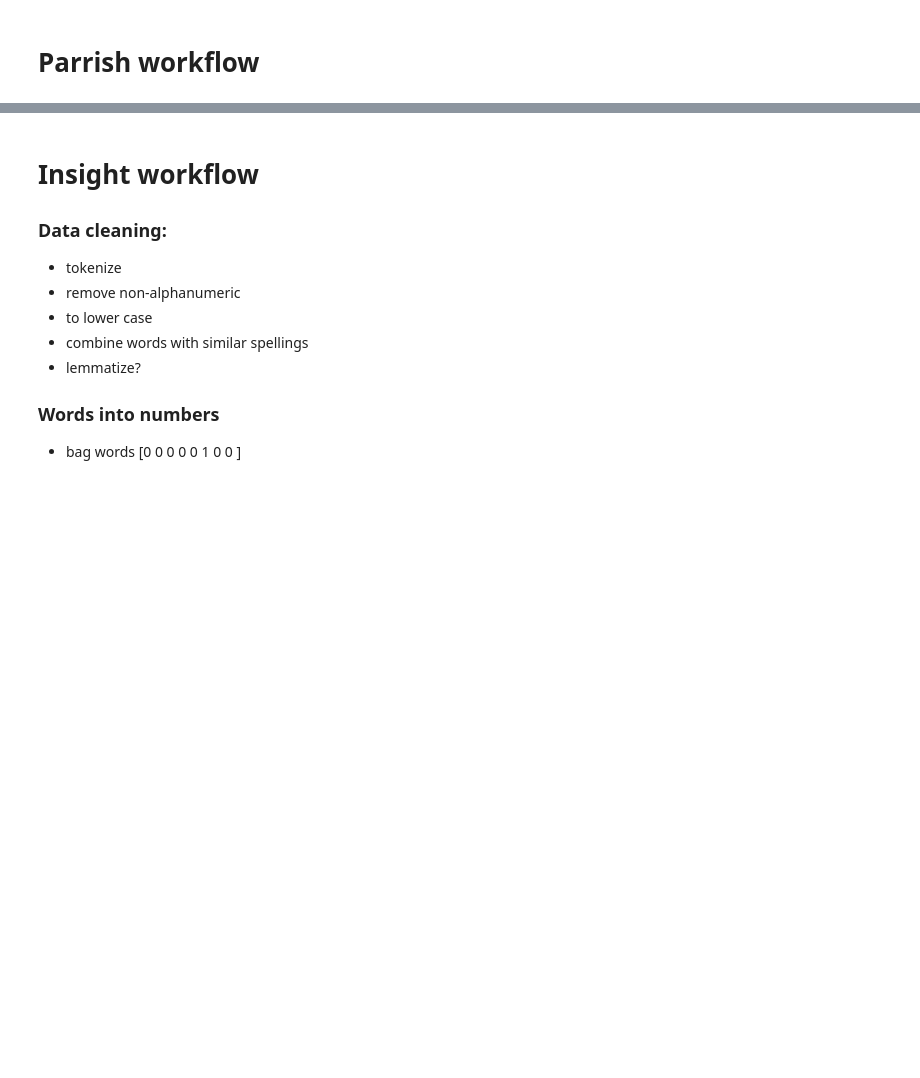
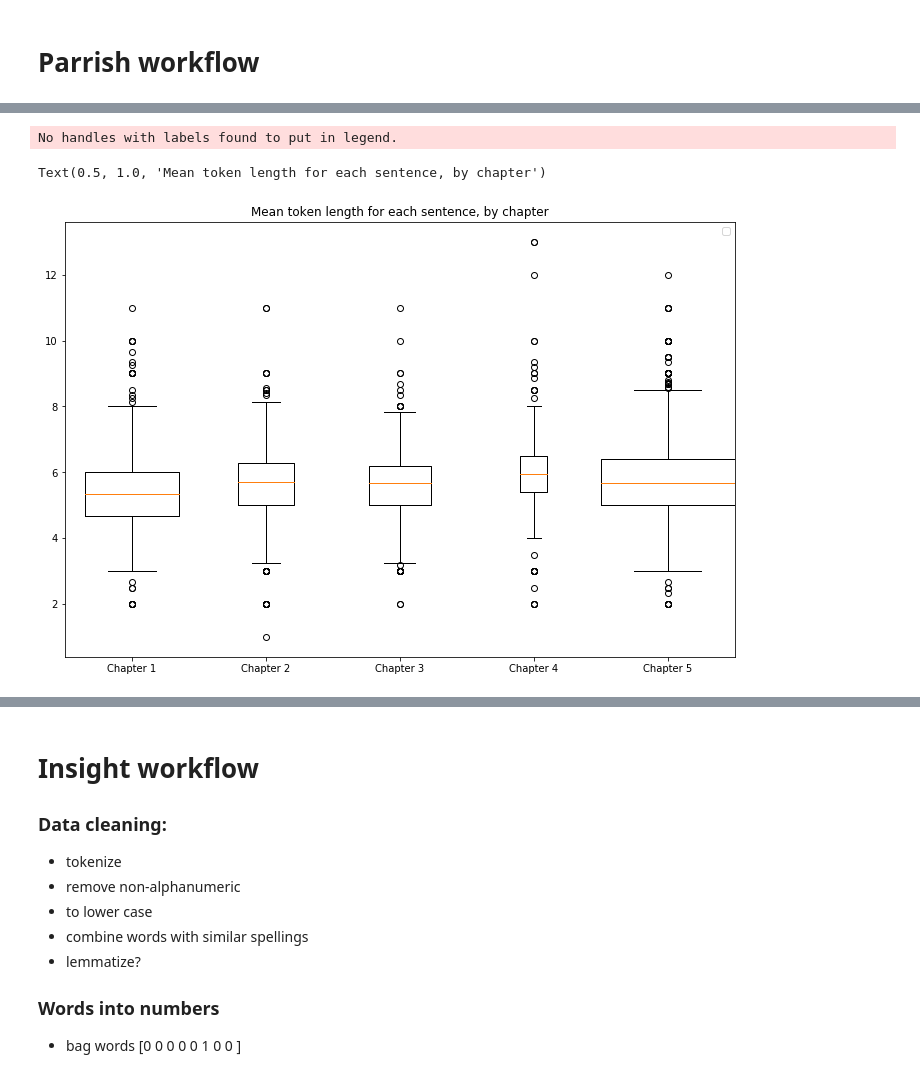
Before and after one commit to ssrosa/dsc-4-final-project-online-ds-pt-100118, a Jupyter notebook: student.ipynb, the cells around one changed output, grey strips where cells are left out. Drawn from its saved outputs; the diff is of its cells as text; code cells hidden in the pictures; blank space fills up the shorter version.

```diff
--- a/student.ipynb
+++ b/student.ipynb
@@ -394,0 +672,16 @@ for sent in spacy_closest_sent(sents1, "I went to church this morning."):
+# %%
+fig = plt.figure(figsize = (12, 8))
+plt.boxplot([df1['mean_token_len'],
+             df2['mean_token_len'],
+             df3['mean_token_len'],
+             df4['mean_token_len'],
+             df5['mean_token_len']
+            ],
+            labels = box_labels,
+            widths = box_widths)
+plt.legend()
+plt.title('Mean token length for each sentence, by chapter')
+# %% [output]
+No handles with labels found to put in legend.
+Text(0.5, 1.0, 'Mean token length for each sentence, by chapter')
+[figure, added]
```
Also changed, not shown: parts of 62 cells of this notebook.
